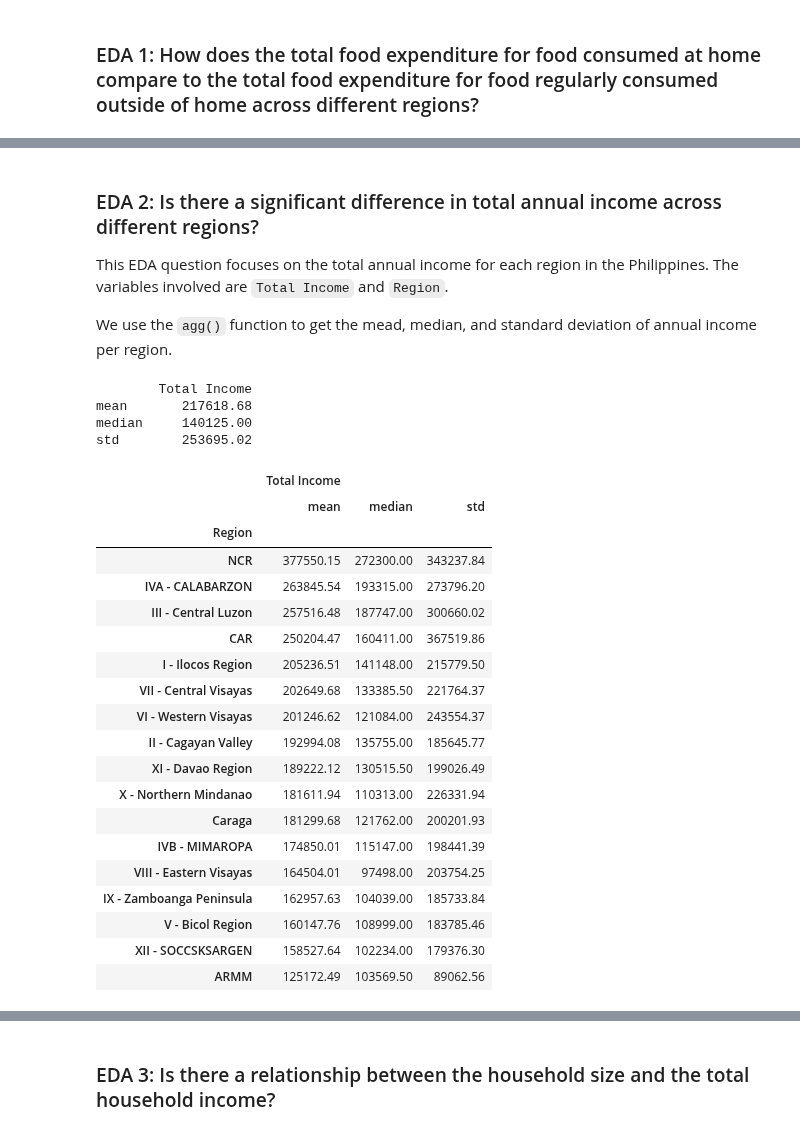
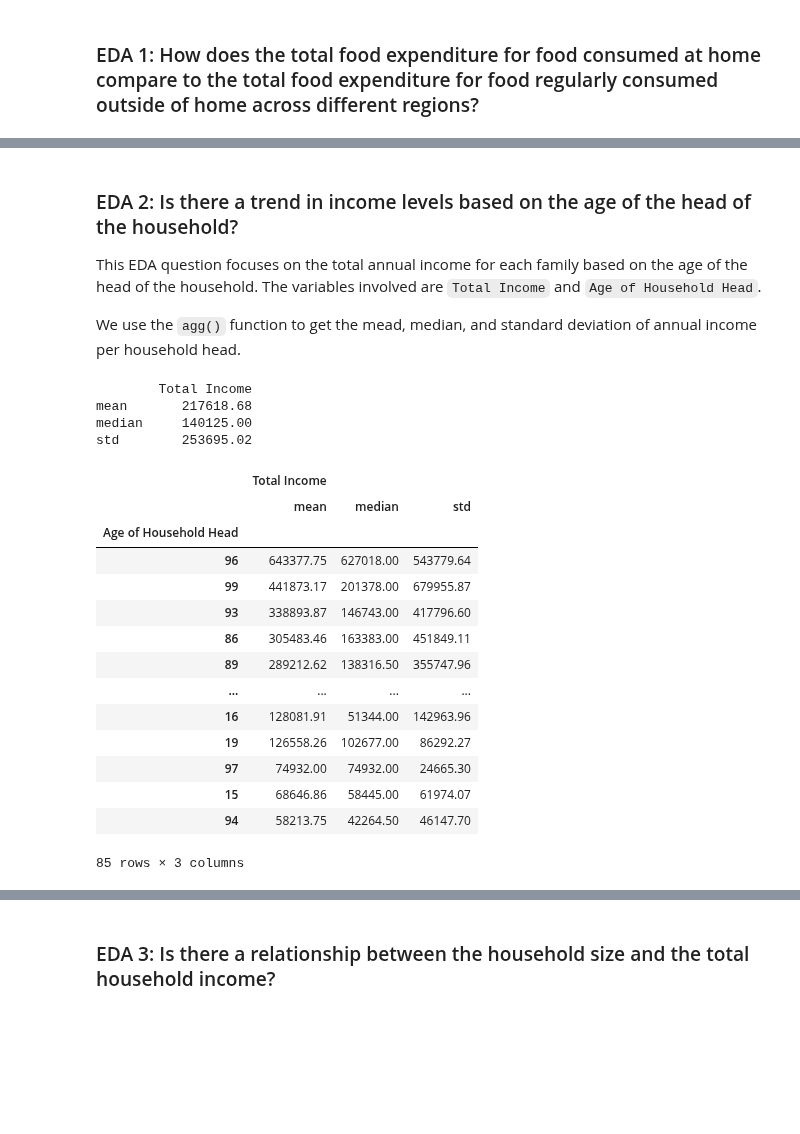
Before and after one commit to definitelyliz/CSMODEL-Phase-1, a Jupyter notebook: CSMODEL Phase 1.ipynb, the cells around one changed output, grey strips where cells are left out. Saved outputs shown, nothing was run; the diff lists cells and outputs as text; code cells hidden in the pictures; blank space fills up the shorter version.

```diff
--- a/CSMODEL Phase 1.ipynb
+++ b/CSMODEL Phase 1.ipynb
@@ -612,44 +632,39 @@ The histogram confirms our earlier assumption that the data of both total food e
 # %% [markdown]
-### EDA 2: Is there a significant difference in total annual income across different regions?
+### EDA 2: Is there a trend in income levels based on the age of the head of the household?
 
-This EDA question focuses on the total annual income for each region in the Philippines. The variables involved are `Total Income` and `Region`.
+This EDA question focuses on the total annual income for each family based on the age of the head of the household. The variables involved are `Total Income` and `Age of Household Head`.
 
-We use the `agg()` function to get the mead, median, and standard deviation of annual income per region.
+We use the `agg()` function to get the mead, median, and standard deviation of annual income per household head.
 # %%
 df_2 = pd.read_csv("final_fies.csv")
 # %%
 # Total income summary statistic
 income = df_2.agg({'Total Income': ['mean', 'median', 'std']})
 print(income)
 
 # Total income per region summary statistic
-income_per_region = df_2.groupby('Region').agg({'Total Income': ['mean', 'median', 'std']})
-income_per_region.sort_values(('Total Income', 'mean'), ascending = False)
+income_per_age = df_2.groupby('Age of Household Head').agg({'Total Income': ['mean', 'median', 'std']})
+income_per_age.sort_values(('Total Income', 'mean'), ascending = False)
 # %% [output]
         Total Income
 mean       217618.68
 median     140125.00
 std        253695.02
 |  | Total Income |  |  |
 |  | mean | median | std |
-| Region |  |  |  |
-| NCR | 377550.15 | 272300.00 | 343237.84 |
-| IVA - CALABARZON | 263845.54 | 193315.00 | 273796.20 |
-| III - Central Luzon | 257516.48 | 187747.00 | 300660.02 |
-| CAR | 250204.47 | 160411.00 | 367519.86 |
-| I - Ilocos Region | 205236.51 | 141148.00 | 215779.50 |
-| VII - Central Visayas | 202649.68 | 133385.50 | 221764.37 |
-| VI - Western Visayas | 201246.62 | 121084.00 | 243554.37 |
-| II - Cagayan Valley | 192994.08 | 135755.00 | 185645.77 |
-| XI - Davao Region | 189222.12 | 130515.50 | 199026.49 |
-| X - Northern Mindanao | 181611.94 | 110313.00 | 226331.94 |
-| Caraga | 181299.68 | 121762.00 | 200201.93 |
-| IVB - MIMAROPA | 174850.01 | 115147.00 | 198441.39 |
-| VIII - Eastern Visayas | 164504.01 | 97498.00 | 203754.25 |
-| IX - Zamboanga Peninsula | 162957.63 | 104039.00 | 185733.84 |
-| V - Bicol Region | 160147.76 | 108999.00 | 183785.46 |
-| XII - SOCCSKSARGEN | 158527.64 | 102234.00 | 179376.30 |
-| ARMM | 125172.49 | 103569.50 | 89062.56 |
+| Age of Household Head |  |  |  |
+| 96 | 643377.75 | 627018.00 | 543779.64 |
+| 99 | 441873.17 | 201378.00 | 679955.87 |
+| 93 | 338893.87 | 146743.00 | 417796.60 |
+| 86 | 305483.46 | 163383.00 | 451849.11 |
+| 89 | 289212.62 | 138316.50 | 355747.96 |
+| ... | ... | ... | ... |
+| 16 | 128081.91 | 51344.00 | 142963.96 |
+| 19 | 126558.26 | 102677.00 | 86292.27 |
+| 97 | 74932.00 | 74932.00 | 24665.30 |
+| 15 | 68646.86 | 58445.00 | 61974.07 |
+| 94 | 58213.75 | 42264.50 | 46147.70 |
+85 rows × 3 columns
 # %% [markdown]
 The data above shows that the average income for 2012 is 217,618.68 pesos, and the median is 140,125.00 pesos. With the mean higher than the median and a relatively large standard deviation, the data tells us that the data is skewed.
 
```
Also changed, not shown: parts of 35 cells of this notebook, 5 other files.
